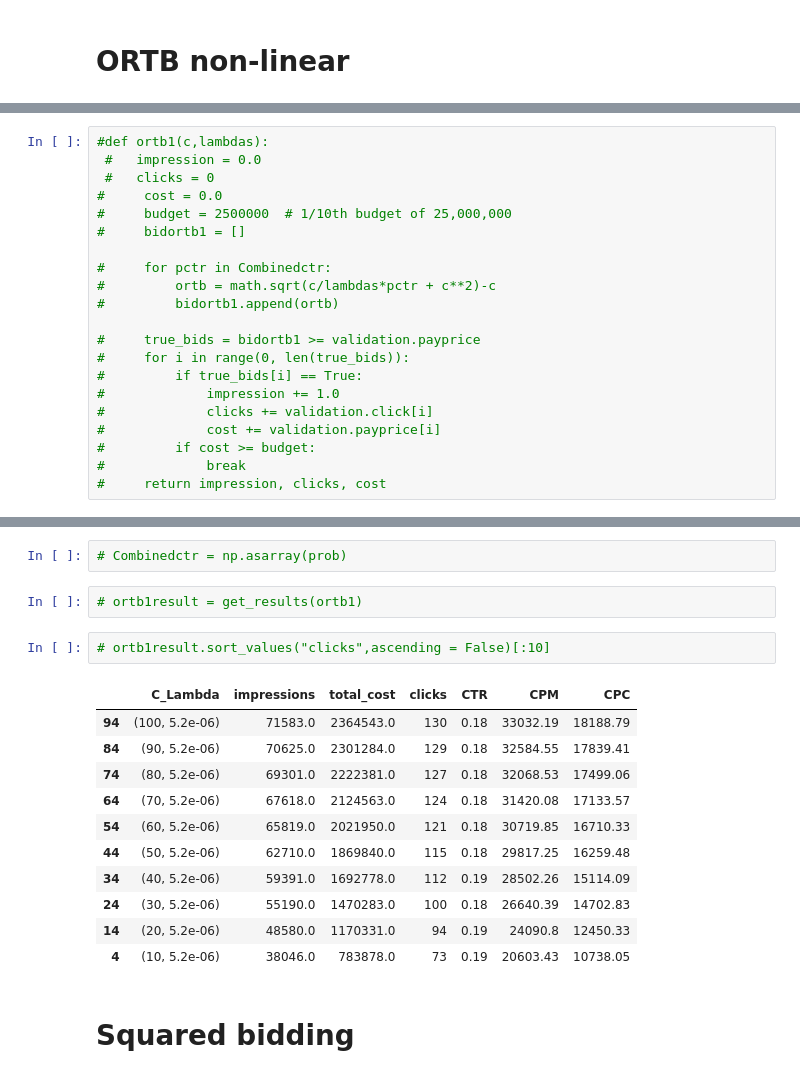
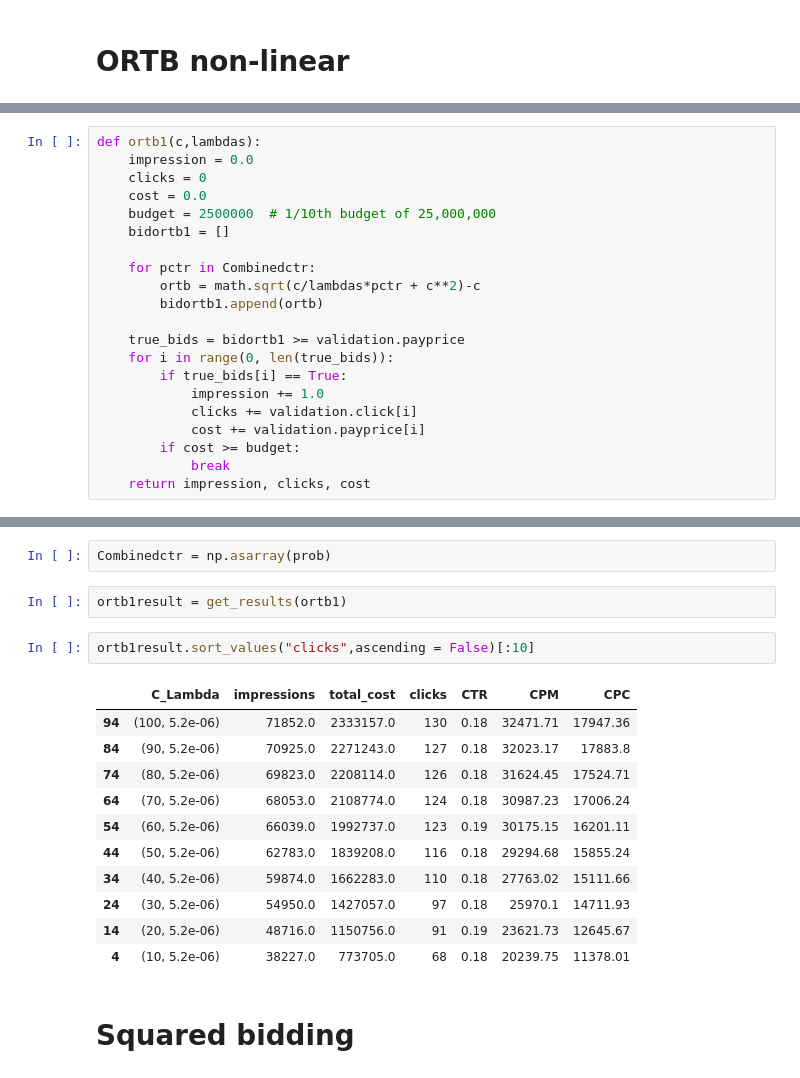
Before and after one commit to Jay-zheng/Web_Econ, a Jupyter notebook: Combined Model.ipynb, the cells around one changed output, grey strips where cells are left out. Saved outputs shown, nothing was run; the diff lists cells and outputs as text.

Commit message:
latest combined model

```diff
--- a/Combined Model.ipynb
+++ b/Combined Model.ipynb
@@ -185,22 +162,22 @@ plt.show()
 # %%
-#def ortb1(c,lambdas):
- #   impression = 0.0
- #   clicks = 0
-#     cost = 0.0
-#     budget = 2500000  # 1/10th budget of 25,000,000
-#     bidortb1 = []
+def ortb1(c,lambdas):
+    impression = 0.0
+    clicks = 0
+    cost = 0.0
+    budget = 2500000  # 1/10th budget of 25,000,000
+    bidortb1 = []
 
-#     for pctr in Combinedctr:
-#         ortb = math.sqrt(c/lambdas*pctr + c**2)-c
-#         bidortb1.append(ortb)
+    for pctr in Combinedctr:
+        ortb = math.sqrt(c/lambdas*pctr + c**2)-c
+        bidortb1.append(ortb)
 
-#     true_bids = bidortb1 >= validation.payprice
-#     for i in range(0, len(true_bids)):
-#         if true_bids[i] == True:
-#             impression += 1.0
-#             clicks += validation.click[i]
-#             cost += validation.payprice[i]
-#         if cost >= budget:
-#             break
-#     return impression, clicks, cost
+    true_bids = bidortb1 >= validation.payprice
+    for i in range(0, len(true_bids)):
+        if true_bids[i] == True:
+            impression += 1.0
+            clicks += validation.click[i]
+            cost += validation.payprice[i]
+        if cost >= budget:
+            break
+    return impression, clicks, cost
 # %%
@@ -230,21 +207,21 @@ plt.show()
 # %%
-# Combinedctr = np.asarray(prob)
+Combinedctr = np.asarray(prob)
 # %%
-# ortb1result = get_results(ortb1)
+ortb1result = get_results(ortb1)
 # %%
-# ortb1result.sort_values("clicks",ascending = False)[:10]
+ortb1result.sort_values("clicks",ascending = False)[:10]
 # %% [output]
 |  | C_Lambda | impressions | total_cost | clicks | CTR | CPM | CPC |
-| 94 | (100, 5.2e-06) | 71583.0 | 2364543.0 | 130 | 0.18 | 33032.19 | 18188.79 |
-| 84 | (90, 5.2e-06) | 70625.0 | 2301284.0 | 129 | 0.18 | 32584.55 | 17839.41 |
-| 74 | (80, 5.2e-06) | 69301.0 | 2222381.0 | 127 | 0.18 | 32068.53 | 17499.06 |
-| 64 | (70, 5.2e-06) | 67618.0 | 2124563.0 | 124 | 0.18 | 31420.08 | 17133.57 |
-| 54 | (60, 5.2e-06) | 65819.0 | 2021950.0 | 121 | 0.18 | 30719.85 | 16710.33 |
-| 44 | (50, 5.2e-06) | 62710.0 | 1869840.0 | 115 | 0.18 | 29817.25 | 16259.48 |
-| 34 | (40, 5.2e-06) | 59391.0 | 1692778.0 | 112 | 0.19 | 28502.26 | 15114.09 |
-| 24 | (30, 5.2e-06) | 55190.0 | 1470283.0 | 100 | 0.18 | 26640.39 | 14702.83 |
-| 14 | (20, 5.2e-06) | 48580.0 | 1170331.0 | 94 | 0.19 | 24090.8 | 12450.33 |
-| 4 | (10, 5.2e-06) | 38046.0 | 783878.0 | 73 | 0.19 | 20603.43 | 10738.05 |
+| 94 | (100, 5.2e-06) | 71852.0 | 2333157.0 | 130 | 0.18 | 32471.71 | 17947.36 |
+| 84 | (90, 5.2e-06) | 70925.0 | 2271243.0 | 127 | 0.18 | 32023.17 | 17883.8 |
+| 74 | (80, 5.2e-06) | 69823.0 | 2208114.0 | 126 | 0.18 | 31624.45 | 17524.71 |
+| 64 | (70, 5.2e-06) | 68053.0 | 2108774.0 | 124 | 0.18 | 30987.23 | 17006.24 |
+| 54 | (60, 5.2e-06) | 66039.0 | 1992737.0 | 123 | 0.19 | 30175.15 | 16201.11 |
+| 44 | (50, 5.2e-06) | 62783.0 | 1839208.0 | 116 | 0.18 | 29294.68 | 15855.24 |
+| 34 | (40, 5.2e-06) | 59874.0 | 1662283.0 | 110 | 0.18 | 27763.02 | 15111.66 |
+| 24 | (30, 5.2e-06) | 54950.0 | 1427057.0 | 97 | 0.18 | 25970.1 | 14711.93 |
+| 14 | (20, 5.2e-06) | 48716.0 | 1150756.0 | 91 | 0.19 | 23621.73 | 12645.67 |
+| 4 | (10, 5.2e-06) | 38227.0 | 773705.0 | 68 | 0.18 | 20239.75 | 11378.01 |
 # %% [markdown]
 # Squared bidding
 # %%
```
Also changed, not shown: parts of 26 cells of this notebook.
